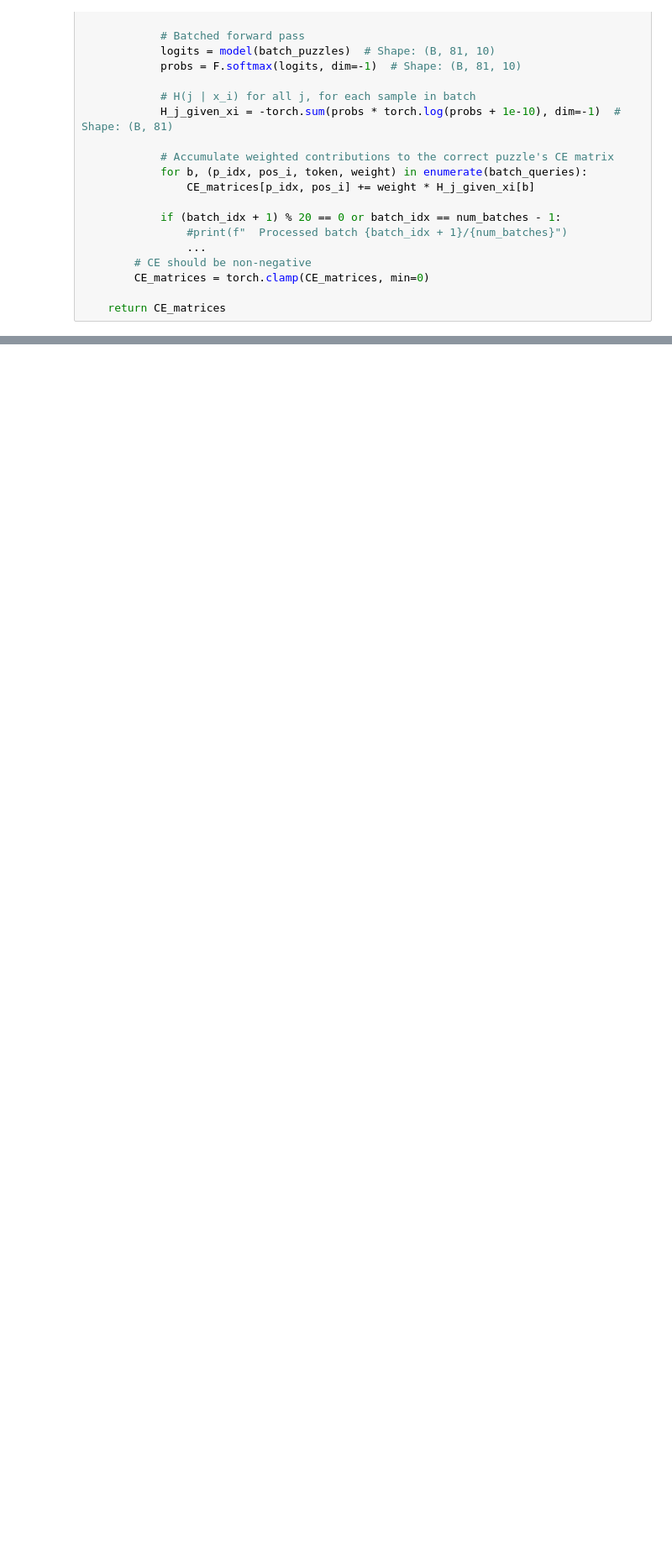
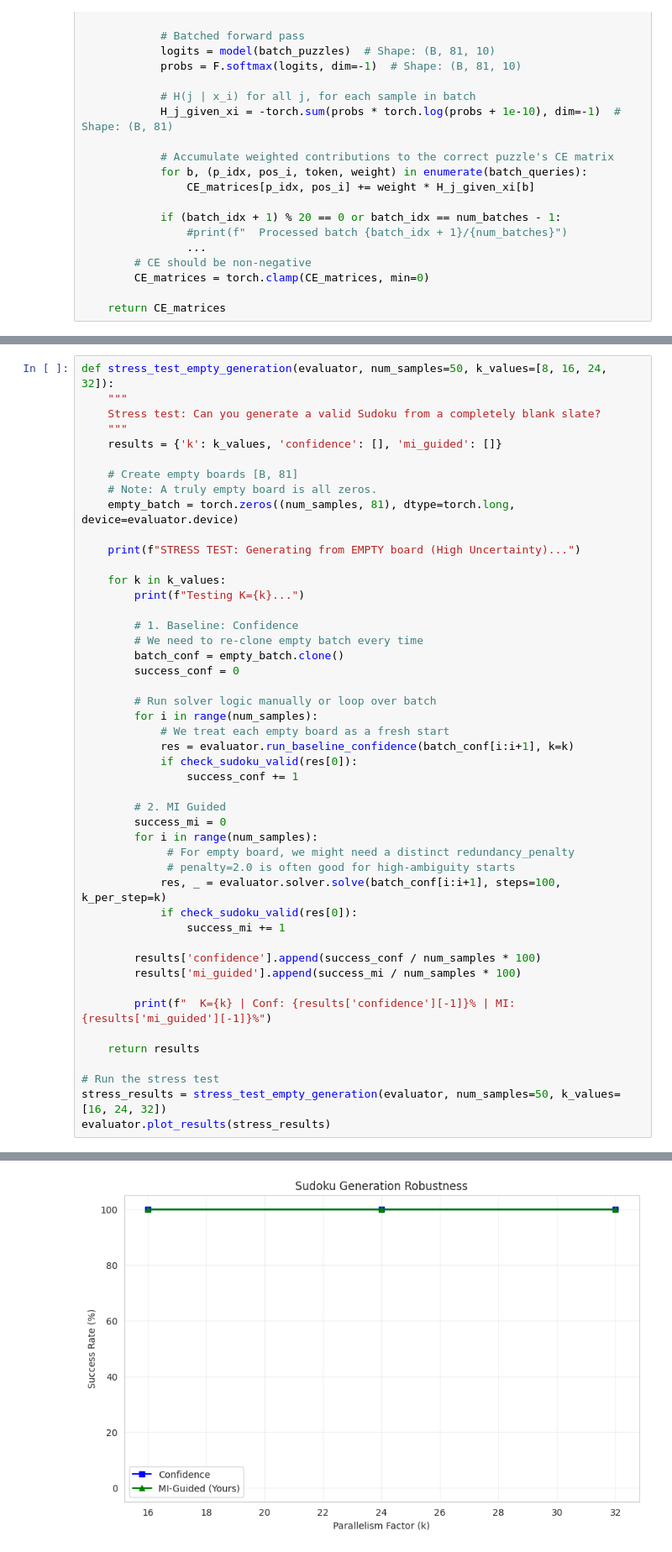
Before and after one commit to jaisharmz/ee229a-final-project, a Jupyter notebook: sudoku/generate_mi.ipynb, the cells around one changed output, grey strips where cells are left out. Shown: that part at 84% size. Cells and saved outputs as stored; diff of their text form; blank space fills up the shorter version.

```diff
--- a/sudoku/generate_mi.ipynb
+++ b/sudoku/generate_mi.ipynb
@@ -499,0 +889,48 @@ Loading Sudoku from CSV: ./data/sudoku.csv (start=0, n=100000)
+# %%
+def stress_test_empty_generation(evaluator, num_samples=50, k_values=[8, 16, 24, 32]):
+    """
+    Stress test: Can you generate a valid Sudoku from a completely blank slate?
+    """
+    results = {'k': k_values, 'confidence': [], 'mi_guided': []}
+
+    # Create empty boards [B, 81]
+    # Note: A truly empty board is all zeros.
+    empty_batch = torch.zeros((num_samples, 81), dtype=torch.long, device=evaluator.device)
+
+    print(f"STRESS TEST: Generating from EMPTY board (High Uncertainty)...")
+
+    for k in k_values:
+        print(f"Testing K={k}...")
+
+        # 1. Baseline: Confidence
+        # We need to re-clone empty batch every time
+        batch_conf = empty_batch.clone()
+        success_conf = 0
+
+        # Run solver logic manually or loop over batch
+        for i in range(num_samples):
+            # We treat each empty board as a fresh start
+            res = evaluator.run_baseline_confidence(batch_conf[i:i+1], k=k)
+            if check_sudoku_valid(res[0]):
+                success_conf += 1
+
+        # 2. MI Guided
+        success_mi = 0
+        for i in range(num_samples):
+             # For empty board, we might need a distinct redundancy_penalty
+             # penalty=2.0 is often good for high-ambiguity starts
+            res, _ = evaluator.solver.solve(batch_conf[i:i+1], steps=100, k_per_step=k)
+            if check_sudoku_valid(res[0]):
+                success_mi += 1
+
+        results['confidence'].append(success_conf / num_samples * 100)
+        results['mi_guided'].append(success_mi / num_samples * 100)
+
+        print(f"  K={k} | Conf: {results['confidence'][-1]}% | MI: {results['mi_guided'][-1]}%")
+
+    return results
+
+# Run the stress test
+stress_results = stress_test_empty_generation(evaluator, num_samples=50, k_values=[16, 24, 32])
+evaluator.plot_results(stress_results)
+# %% [output]
@@ -499,0 +944 @@ Loading Sudoku from CSV: ./data/sudoku.csv (start=0, n=100000)
+[figure, added]
```
Also changed, not shown: parts of 14 cells of this notebook, 14 other files.
